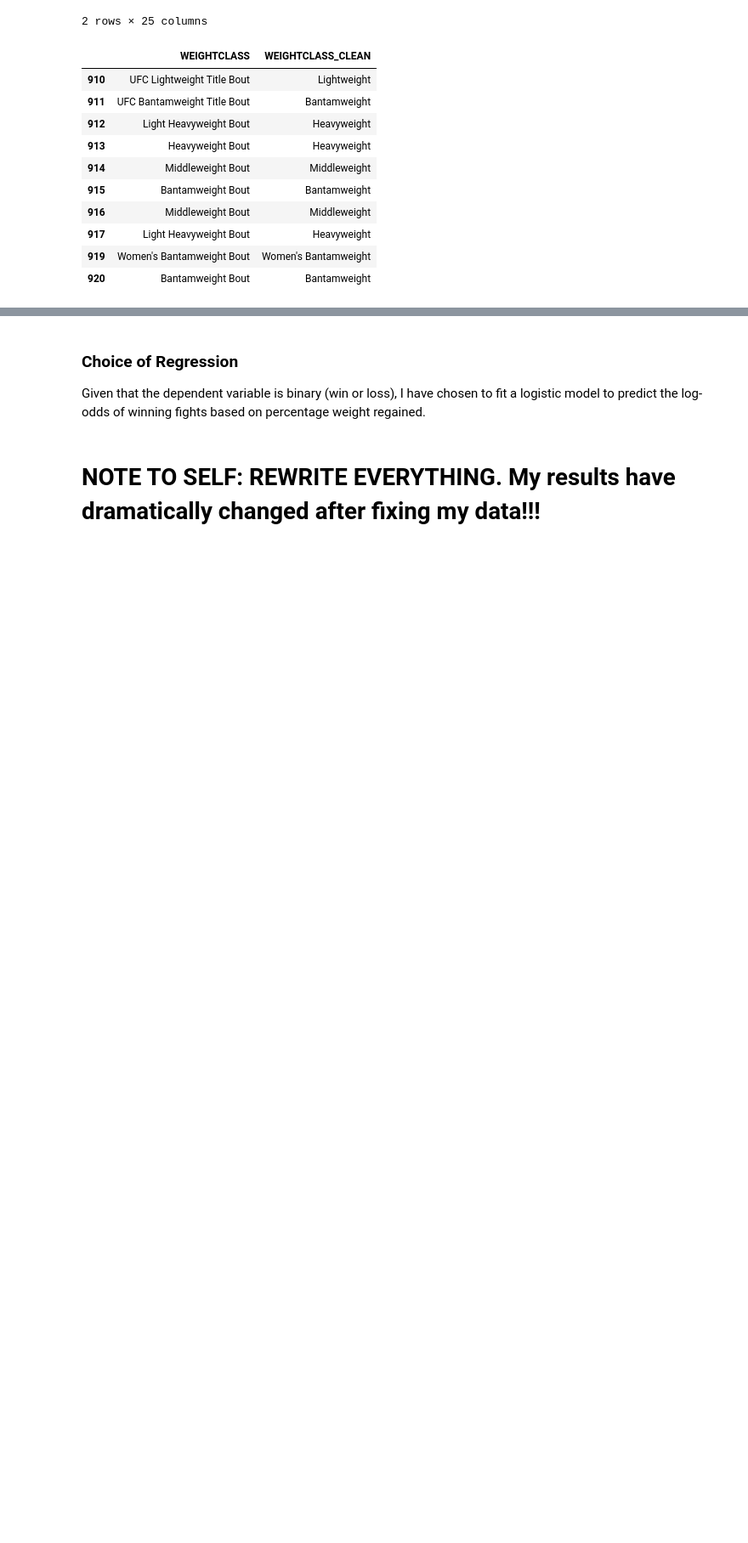
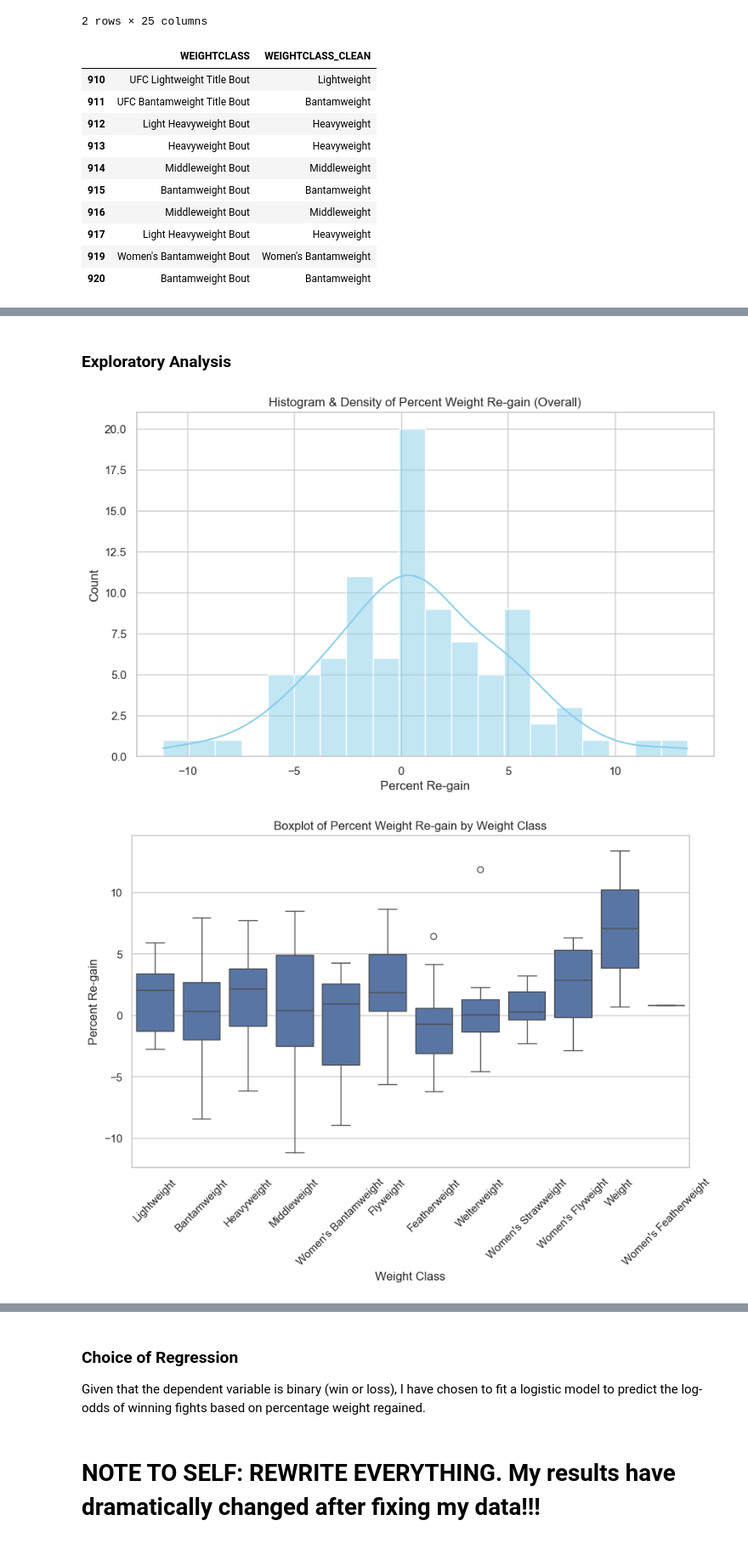
Before and after one commit to cmoser11/UFC, a Jupyter notebook: Weight Analysis/UFC_Weight_Cut.ipynb, the cells around one changed output, grey strips where cells are left out. Shown at 85% size. Drawn from its saved outputs; the diff is of its cells as text; code cells hidden in the pictures; blank space fills up the shorter version.

```diff
--- a/Weight Analysis/UFC_Weight_Cut.ipynb
+++ b/Weight Analysis/UFC_Weight_Cut.ipynb
@@ -363,0 +350,56 @@ df_no_duplicates_clean["PERCENT_REGAIN_DIFF"] = df_no_duplicates_clean["PERCENT_
+# %% [markdown]
+### Exploratory Analysis
+# %%
+import matplotlib.pyplot as plt
+import seaborn as sns
+
+# -------------------------------
+# Basic settings
+# -------------------------------
+sns.set(style="whitegrid")
+plt.rcParams["figure.figsize"] = (10,6)
+
+# -------------------------------
+# 1. Histogram of Percent Re-gain (Overall)
+# -------------------------------
+plt.figure()
+sns.histplot(df_no_duplicates_clean['PERCENT_REGAIN_DIFF'], bins=20, kde=True, color='skyblue')
+plt.title("Histogram & Density of Percent Weight Re-gain (Overall)")
+plt.xlabel("Percent Re-gain")
+plt.ylabel("Count")
+plt.show()
+
+# -------------------------------
+# 2. Boxplot by Weight Class
+# -------------------------------
+plt.figure()
+sns.boxplot(x='WEIGHTCLASS_CLEAN', y='PERCENT_REGAIN_DIFF', data=df_no_duplicates_clean)
+plt.title("Boxplot of Percent Weight Re-gain by Weight Class")
+plt.xlabel("Weight Class")
+plt.ylabel("Percent Re-gain")
+plt.xticks(rotation=45)
+plt.show()
+
+# -------------------------------
+# 3. Density curve by Weight Class
+# -------------------------------
+plt.figure()
+sns.kdeplot(data=df_no_duplicates_clean, x='PERCENT_REGAIN_DIFF', hue='WEIGHTCLASS_CLEAN', fill=True)
+plt.title("Density Plot of Percent Weight Re-gain by Weight Class")
+plt.xlabel("Percent Re-gain")
+plt.ylabel("Density")
+plt.show()
+
+# -------------------------------
+# 4. Beeswarm plot by Weight Class
+# -------------------------------
+plt.figure()
+sns.swarmplot(x='WEIGHTCLASS_CLEAN', y='PERCENT_REGAIN_DIFF', data=df_no_duplicates_clean, size=4)
+plt.title("Beeswarm Plot of Percent Weight Re-gain by Weight Class")
+plt.xlabel("Weight Class")
+plt.ylabel("Percent Re-gain")
+plt.xticks(rotation=45)
+plt.show()
+# %% [output]
+[figure, added]
+[figure, added]
```
Also changed, not shown: parts of 3 cells of this notebook.
